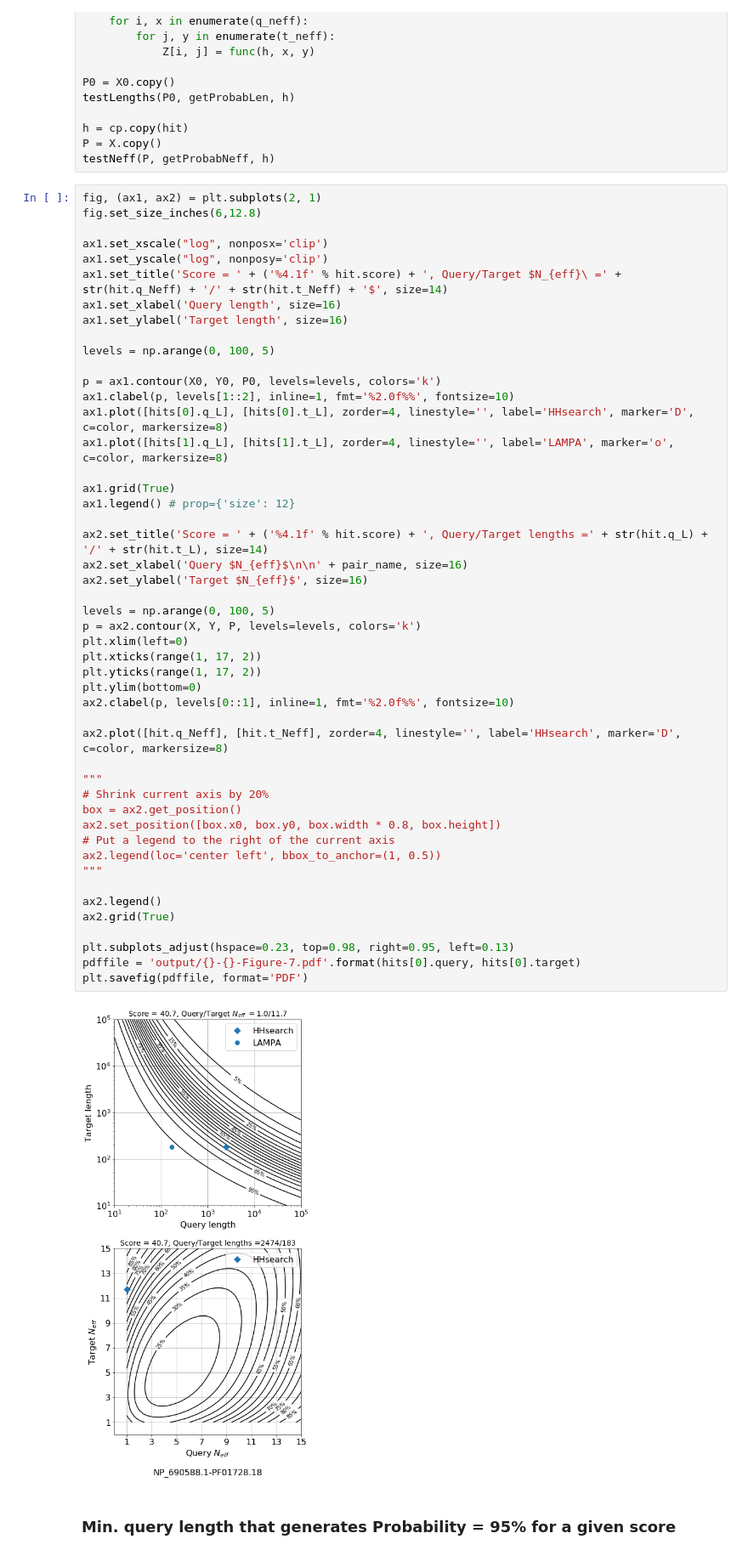
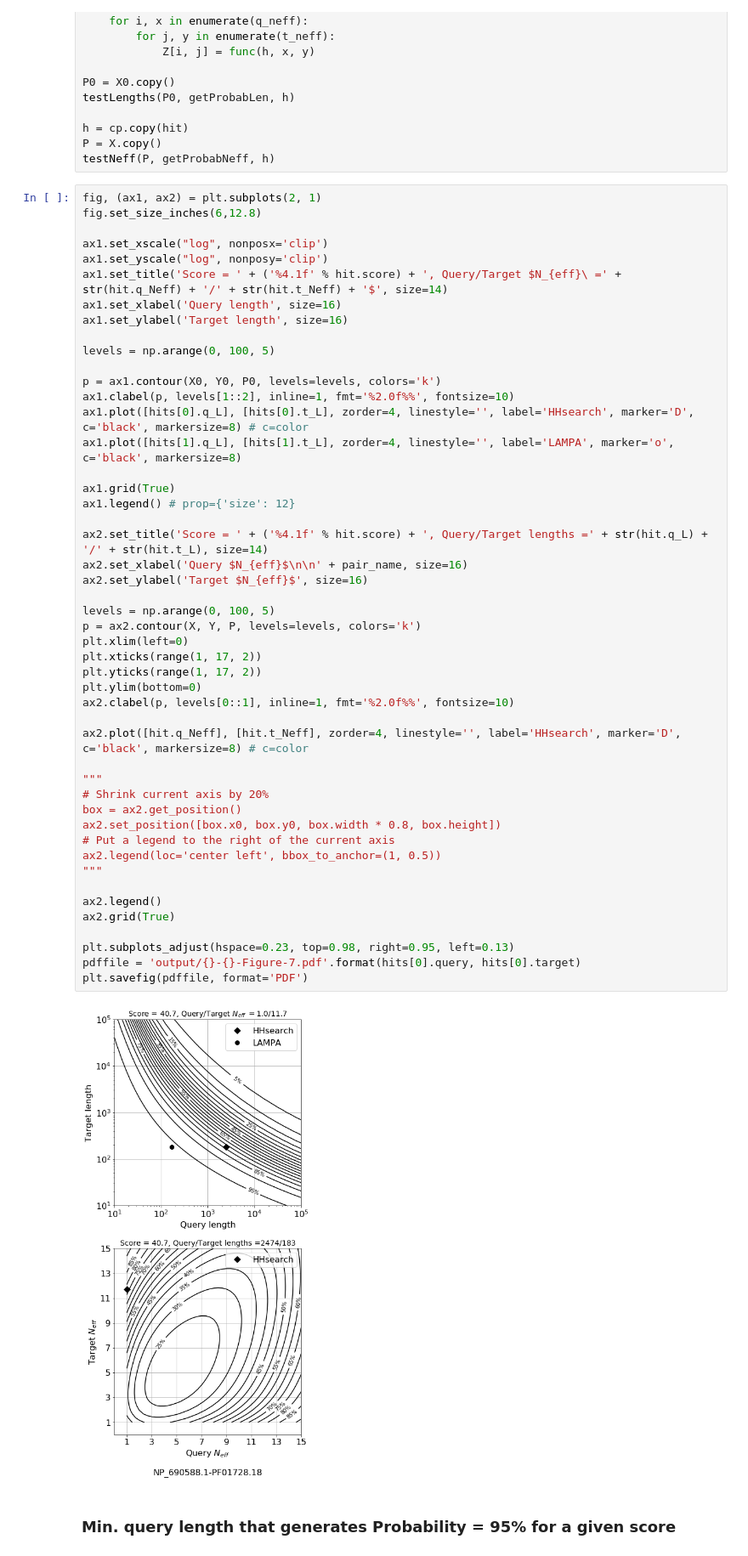
Before and after one commit to Gorbalenya-Lab/hh-suite-notebooks, a Jupyter notebook: test_score.ipynb, the cells around one changed output. Shown at 85% size. Saved outputs shown, nothing was run; the diff lists cells and outputs as text.

```diff
--- a/test_score.ipynb
+++ b/test_score.ipynb
@@ -395,42 +400,42 @@ levels = np.arange(0, 100, 5)
 
 p = ax1.contour(X0, Y0, P0, levels=levels, colors='k')
 ax1.clabel(p, levels[1::2], inline=1, fmt='%2.0f%%', fontsize=10)
-ax1.plot([hits[0].q_L], [hits[0].t_L], zorder=4, linestyle='', label='HHsearch', marker='D', c=color, markersize=8)
-ax1.plot([hits[1].q_L], [hits[1].t_L], zorder=4, linestyle='', label='LAMPA', marker='o', c=color, markersize=8)
+ax1.plot([hits[0].q_L], [hits[0].t_L], zorder=4, linestyle='', label='HHsearch', marker='D', c='black', markersize=8) # c=color
+ax1.plot([hits[1].q_L], [hits[1].t_L], zorder=4, linestyle='', label='LAMPA', marker='o', c='black', markersize=8)
 
 ax1.grid(True)
 ax1.legend() # prop={'size': 12}
 
 ax2.set_title('Score = ' + ('%4.1f' % hit.score) + ', Query/Target lengths =' + str(hit.q_L) + '/' + str(hit.t_L), size=14)
 ax2.set_xlabel('Query $N_{eff}$\n\n' + pair_name, size=16)
 ax2.set_ylabel('Target $N_{eff}$', size=16)
 
 levels = np.arange(0, 100, 5)
 p = ax2.contour(X, Y, P, levels=levels, colors='k')
 plt.xlim(left=0)
 plt.xticks(range(1, 17, 2))
 plt.yticks(range(1, 17, 2))
 plt.ylim(bottom=0)
 ax2.clabel(p, levels[0::1], inline=1, fmt='%2.0f%%', fontsize=10)
 
-ax2.plot([hit.q_Neff], [hit.t_Neff], zorder=4, linestyle='', label='HHsearch', marker='D', c=color, markersize=8)
+ax2.plot([hit.q_Neff], [hit.t_Neff], zorder=4, linestyle='', label='HHsearch', marker='D', c='black', markersize=8) # c=color
 
 """
 # Shrink current axis by 20%
 box = ax2.get_position()
 ax2.set_position([box.x0, box.y0, box.width * 0.8, box.height])
 # Put a legend to the right of the current axis
 ax2.legend(loc='center left', bbox_to_anchor=(1, 0.5))
 """
 
 ax2.legend()
 ax2.grid(True)
 
 plt.subplots_adjust(hspace=0.23, top=0.98, right=0.95, left=0.13)
 pdffile = 'output/{}-{}-Figure-7.pdf'.format(hits[0].query, hits[0].target)
 plt.savefig(pdffile, format='PDF')
 # %% [output]
-[figure, old version]
+[figure, new version]
 # %% [markdown]
 ### Min. query length that generates Probability = 95% for a given score
 # %% [markdown]
```
Also changed, not shown: parts of 2 cells of this notebook.
